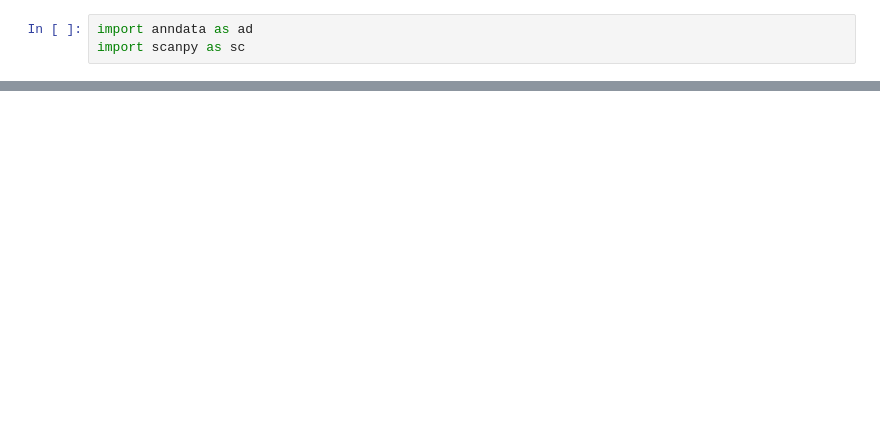
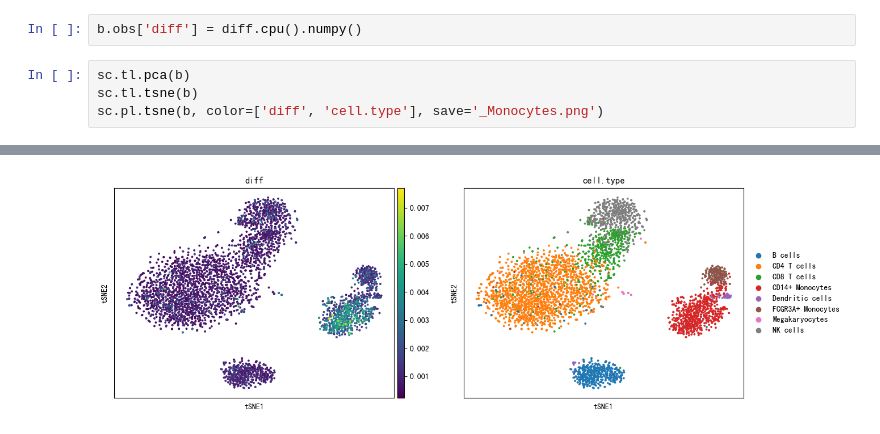
Before and after one commit to Catchxu/NovelGAN, a Jupyter notebook: test.ipynb, the cells around one changed output, grey strips where cells are left out. Saved outputs shown, nothing was run; the diff lists cells and outputs as text; blank space fills up the shorter version.

```diff
--- a/test.ipynb
+++ b/test.ipynb
@@ -28,3 +36,7 @@ diff = Detect_cell(a.X, b.X)
-# %%
-import anndata as ad
-import scanpy as sc
+# %%
+b.obs['diff'] = diff.cpu().numpy()
+# %%
+sc.tl.pca(b)
+sc.tl.tsne(b)
+sc.pl.tsne(b, color=['diff', 'cell.type'], save='_Monocytes.png')
+# %% [output]
@@ -30,0 +44 @@ import scanpy as sc
+[figure, added]
```
Also changed, not shown: parts of 3 cells of this notebook, 5 other files.
